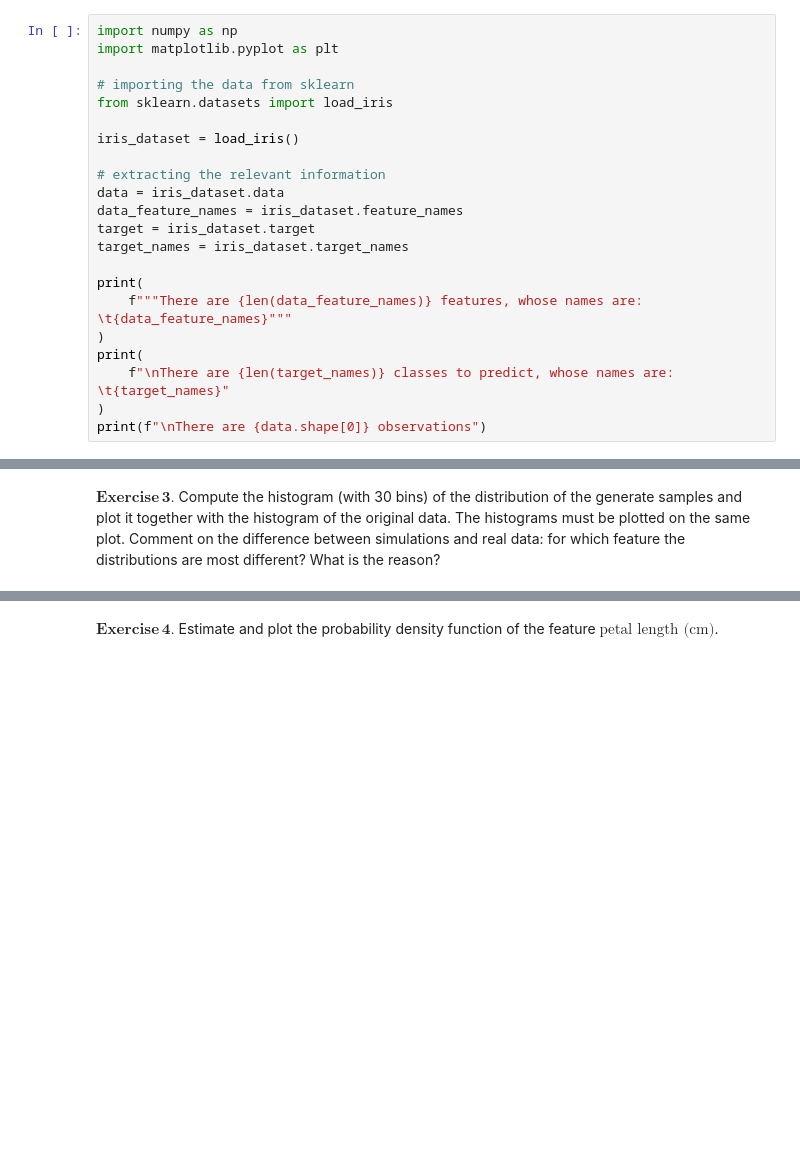
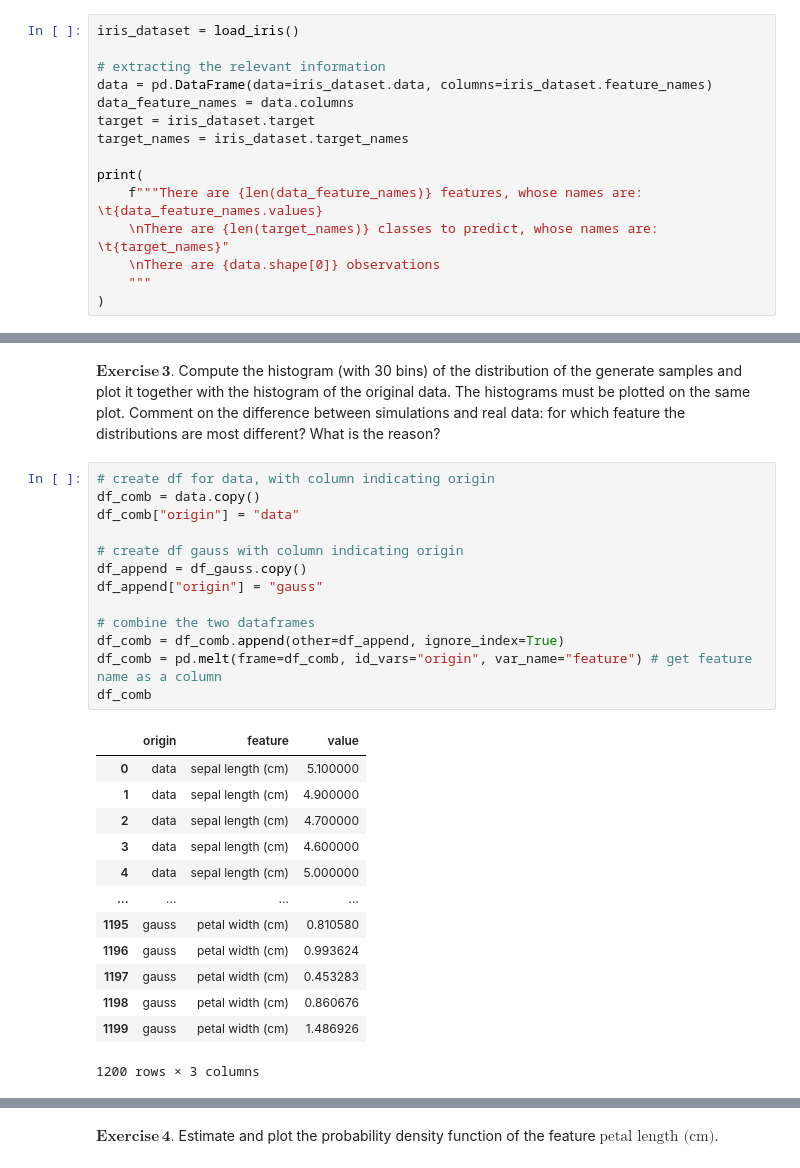
Before and after one commit to jorislimonier/uca-msc-dsai, a Jupyter notebook: model-selection/joris_limonier_1.ipynb, the cells around one changed output, grey strips where cells are left out. Drawn from its saved outputs; the diff is of its cells as text; blank space fills up the shorter version.

```diff
--- a/model-selection/joris_limonier_1.ipynb
+++ b/model-selection/joris_limonier_1.ipynb
@@ -7,23 +20,16 @@ This first part of the assignments is based on the iris dataset (https://en.wiki
 # %%
-import numpy as np
-import matplotlib.pyplot as plt
-
-# importing the data from sklearn
-from sklearn.datasets import load_iris
-
 iris_dataset = load_iris()
 
 # extracting the relevant information
-data = iris_dataset.data
-data_feature_names = iris_dataset.feature_names
+data = pd.DataFrame(data=iris_dataset.data, columns=iris_dataset.feature_names)
+data_feature_names = data.columns
 target = iris_dataset.target
 target_names = iris_dataset.target_names
 
 print(
-    f"""There are {len(data_feature_names)} features, whose names are: \t{data_feature_names}"""
+    f"""There are {len(data_feature_names)} features, whose names are: \t{data_feature_names.values}
+    \nThere are {len(target_names)} classes to predict, whose names are: \t{target_names}"
+    \nThere are {data.shape[0]} observations
+    """
 )
-print(
-    f"\nThere are {len(target_names)} classes to predict, whose names are: \t{target_names}"
-)
-print(f"\nThere are {data.shape[0]} observations")
 # %% [output]
@@ -59,2 +122,29 @@ $\mathbf{Exercise\, 2.}$ For each feature, generate 150 Gaussian distributed sam
 # %% [markdown]
 $\mathbf{Exercise\, 3.}$ Compute the histogram (with 30 bins) of the distribution of the generate samples and plot it together with the histogram of the original data. The histograms must be plotted on the same plot. Comment on the difference between simulations and real data: for which feature the distributions are most different? What is the reason?
+# %%
+# create df for data, with column indicating origin
+df_comb = data.copy()
+df_comb["origin"] = "data"
+
+# create df gauss with column indicating origin
+df_append = df_gauss.copy()
+df_append["origin"] = "gauss"
+
+# combine the two dataframes
+df_comb = df_comb.append(other=df_append, ignore_index=True)
+df_comb = pd.melt(frame=df_comb, id_vars="origin", var_name="feature") # get feature name as a column
+df_comb
+# %% [output]
+|  | origin | feature | value |
+| 0 | data | sepal length (cm) | 5.100000 |
+| 1 | data | sepal length (cm) | 4.900000 |
+| 2 | data | sepal length (cm) | 4.700000 |
+| 3 | data | sepal length (cm) | 4.600000 |
+| 4 | data | sepal length (cm) | 5.000000 |
+| ... | ... | ... | ... |
+| 1195 | gauss | petal width (cm) | 0.810580 |
+| 1196 | gauss | petal width (cm) | 0.993624 |
+| 1197 | gauss | petal width (cm) | 0.453283 |
+| 1198 | gauss | petal width (cm) | 0.860676 |
+| 1199 | gauss | petal width (cm) | 1.486926 |
+1200 rows × 3 columns
```
Also changed, not shown: parts of 12 cells of this notebook, 1 other file.
